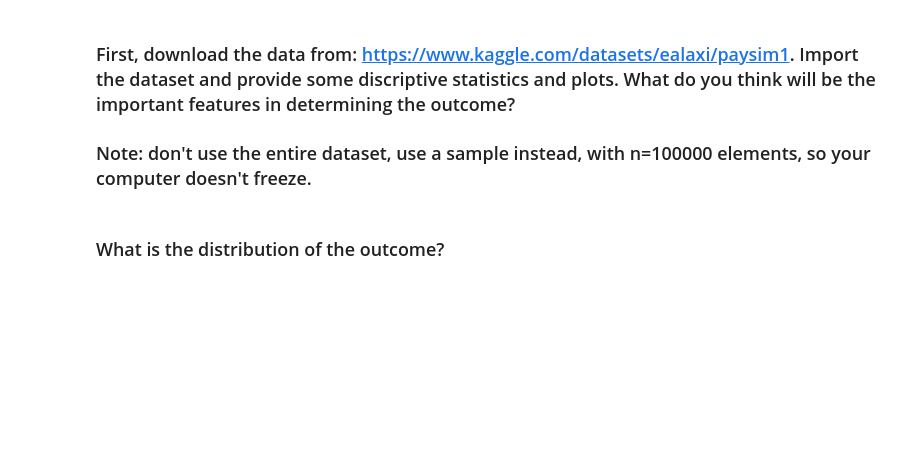
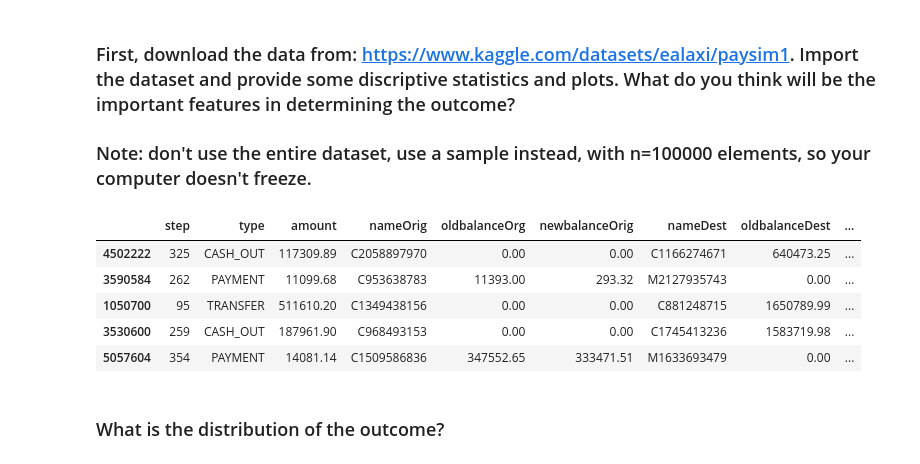
Before and after one commit to ta-data-lis/lab-imbalance, a Jupyter notebook: your-code/lab_imbalance.ipynb, the cells around one changed output. Drawn from its saved outputs; the diff is of its cells as text; code cells hidden in the pictures; blank space fills up the shorter version.

```diff
--- a/your-code/lab_imbalance.ipynb
+++ b/your-code/lab_imbalance.ipynb
@@ -14,2 +18,11 @@ Like we disussed in class, when we have noisy data, if we are not careful, we ca
+# %%
+data.head(5)
+# %% [output]
+|  | step | type | amount | nameOrig | oldbalanceOrg | newbalanceOrig | nameDest | oldbalanceDest | ... |
+| 4502222 | 325 | CASH_OUT | 117309.89 | C2058897970 | 0.00 | 0.00 | C1166274671 | 640473.25 | ... |
+| 3590584 | 262 | PAYMENT | 11099.68 | C953638783 | 11393.00 | 293.32 | M2127935743 | 0.00 | ... |
+| 1050700 | 95 | TRANSFER | 511610.20 | C1349438156 | 0.00 | 0.00 | C881248715 | 1650789.99 | ... |
+| 3530600 | 259 | CASH_OUT | 187961.90 | C968493153 | 0.00 | 0.00 | C1745413236 | 1583719.98 | ... |
+| 5057604 | 354 | PAYMENT | 14081.14 | C1509586836 | 347552.65 | 333471.51 | M1633693479 | 0.00 | ... |
 # %% [markdown]
 ### What is the distribution of the outcome?
```
Also changed, not shown: parts of 22 cells of this notebook.
